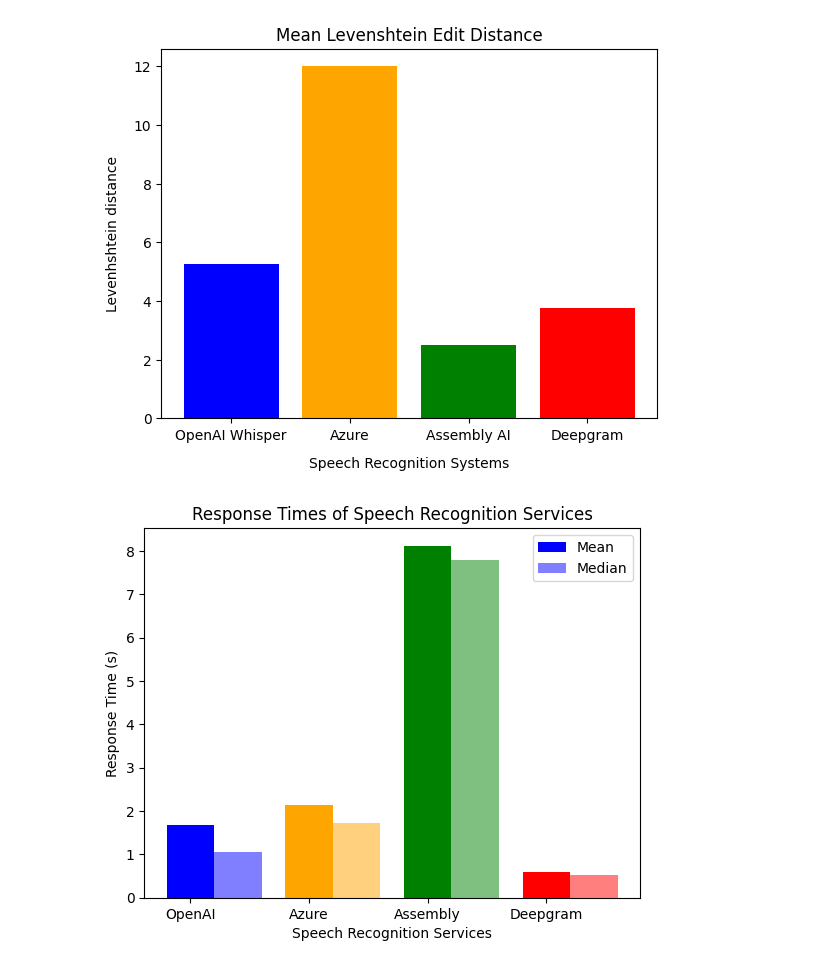
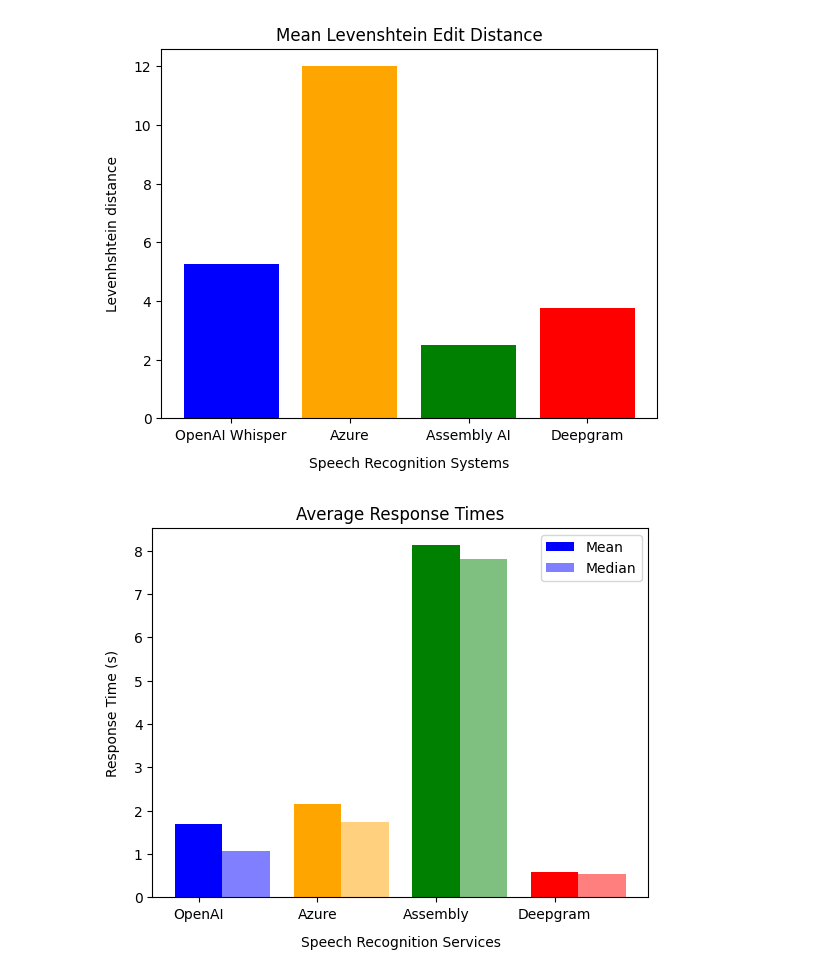
Before and after one commit to chinardankhara/asrcode, a Jupyter notebook: workbench.ipynb, the cells around one changed output. Cells and saved outputs as stored; diff of their text form; code cells hidden in the pictures.

```diff
--- a/workbench.ipynb
+++ b/workbench.ipynb
@@ -198,27 +198,27 @@ plt.show()
 # %%
 # Calculate the means and medians of the data
 o_mean, az_mean, a_mean, d_mean = s.mean(data_dict['openai_response_time']), s.mean(data_dict['azure_response_time']), s.mean(data_dict['assembly_response_time']), s.mean(data_dict['deepgram_response_time'])
 o_median, az_median, a_median, d_median = s.median(data_dict['openai_response_time']), s.median(data_dict['azure_response_time']), s.median(data_dict['assembly_response_time']), s.median(data_dict['deepgram_response_time'])
 
 labels = ['OpenAI', 'Azure', 'Assembly', 'Deepgram']
 means = [o_mean, az_mean, a_mean, d_mean]
 medians = [o_median, az_median, a_median, d_median]
 colors = ['blue', 'orange', 'green', 'red']
 
 # Create the figure and axis objects
 fig, ax = plt.subplots()
 
 # Plot the bars for the means and medians
 ax.bar(labels, means, width=0.4, color=colors, label='Mean')
 ax.bar([i + 0.4 for i in range(len(labels))], medians, width=0.4, color=colors, alpha=0.5, label='Median')
 
 # Add a legend and labels
 ax.legend()
-ax.set_title('Response Times of Speech Recognition Services')
-ax.set_xlabel('Speech Recognition Services')
-ax.set_ylabel('Response Time (s)')
+ax.set_title('Average Response Times')
+ax.set_xlabel('Speech Recognition Services', labelpad=10)
+ax.set_ylabel('Response Time (s)', labelpad=10)
 
 # Show the plot
 plt.show()
 # %% [output]
-[figure, old version]
+[figure, new version]
```
Also changed, not shown: parts of 1 cell of this notebook, 2 other files.
